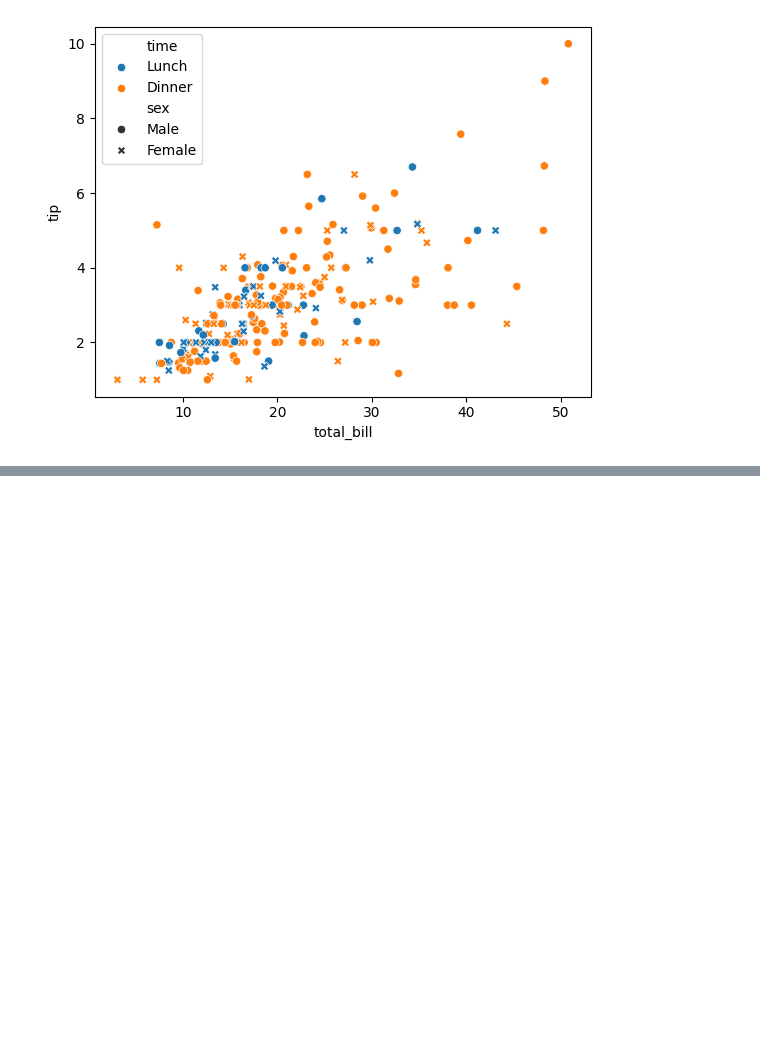
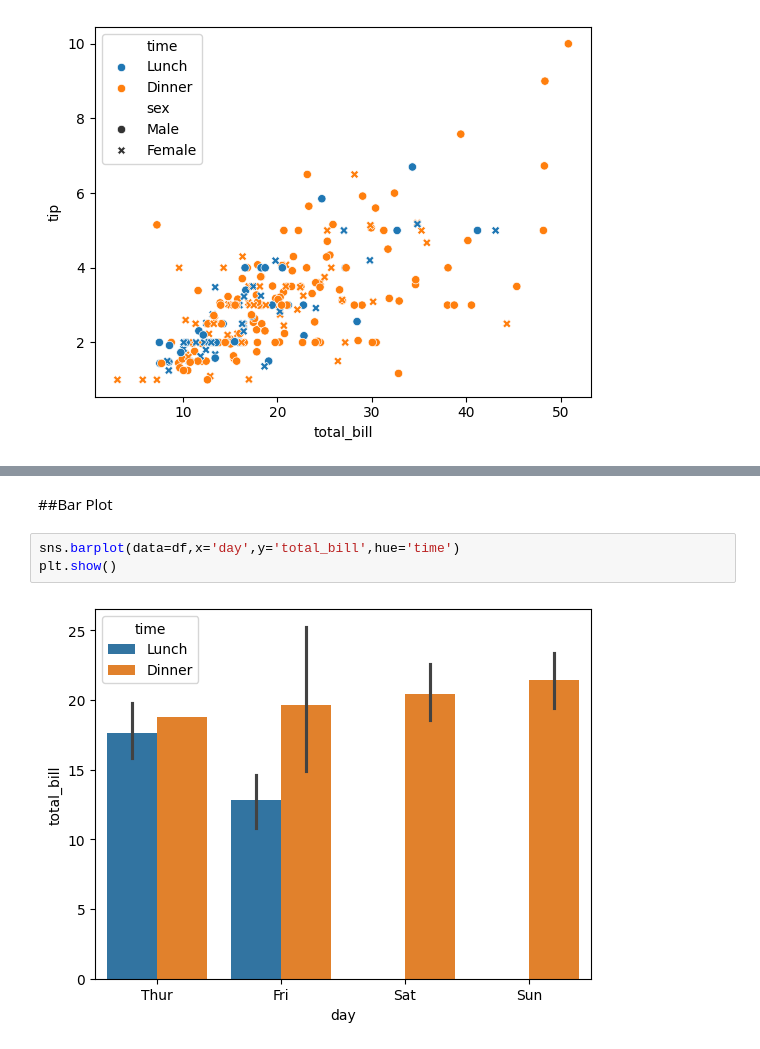
Before and after one commit to ftmshifa777/Seaborn-Visualization, a Jupyter notebook: Seaborn.ipynb, the cells around one changed output, grey strips where cells are left out. Saved outputs shown, nothing was run; the diff lists cells and outputs as text; blank space fills up the shorter version.

```diff
--- a/Seaborn.ipynb
+++ b/Seaborn.ipynb
@@ -82,0 +90,7 @@ plt.show()
+# %% [markdown]
+##Bar Plot
+# %%
+sns.barplot(data=df,x='day',y='total_bill',hue='time')
+plt.show()
+# %% [output]
+[figure, added]
```
Also changed, not shown: parts of 15 cells of this notebook.
